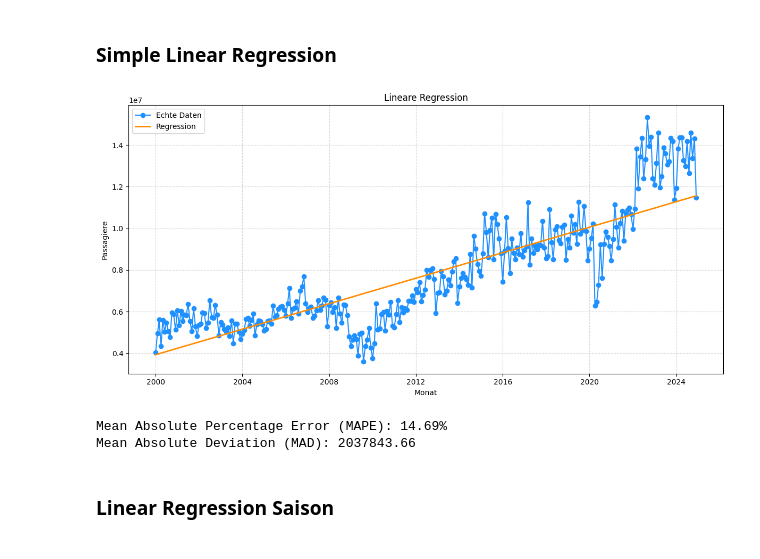
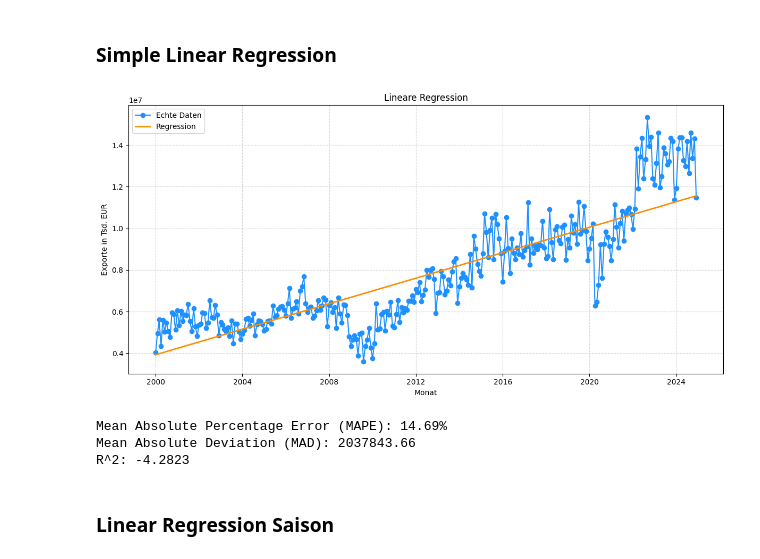
Before and after one commit to eliaspfe/BI_Vorlesung, a Jupyter notebook: Forecasting_Exports.ipynb, the cells around one changed output. Drawn from its saved outputs; the diff is of its cells as text; code cells hidden in the pictures.

```diff
--- a/Forecasting_Exports.ipynb
+++ b/Forecasting_Exports.ipynb
@@ -29,6 +5,18 @@ df_BIP = pd.read_csv('data/BIP_Quartal.csv', sep=';')
 # %% [markdown]
 ### Data Preparation
 # %%
+import pandas as pd
+import numpy as np
+import matplotlib.pyplot as plt
+from sklearn.linear_model import LinearRegression
+
+
+df = pd.read_csv('data/Handel.csv', sep=';',)
+df_exchange = pd.read_csv('data/exchange.csv', sep=',')
+df_BIP = pd.read_csv('data/BIP_Quartal.csv', sep=';')
+df_DAX = pd.read_csv('data/DAX.csv', sep=';', dtype={'Datum': str})
+
+
 # Map German month names to their respective numbers
 month_mapping = {
     'Januar': 1, 'Februar': 2, 'März': 3, 'April': 4, 'Mai': 5, 'Juni': 6,
@@ -75,6 +63,27 @@ df_BIP_expanded['BIP Mrd. EUR'] = df_BIP_expanded['BIP Mrd. EUR'].str.replace(',
 df = pd.merge(df, df_BIP_expanded[['Date', 'BIP Mrd. EUR']], on='Date', how='left')
 
 
+# Kausalvariable DAX
+# Convert the DAX column to float with 2 decimal places
+df_DAX['DAX'] = df_DAX['DAX'].round(2)
+
+
+
+# Convert the 'Date' column in df_DAX to datetime64[ns]
+# Ensure the 'Datum' column contains valid date strings
+# Convert 'Datum' column to datetime format
+df_DAX['Date'] = pd.to_datetime(df_DAX['Datum'].astype(str), format='%m.%Y', errors='coerce')
+# Manually add the first 12 Dates
+# df_DAX.loc[:11, 'Date'] = pd.to_datetime([
+#     '2000-01-01', '2000-02-01', '2000-03-01', '2000-04-01',
+#     '2000-05-01', '2000-06-01', '2000-07-01', '2000-08-01',
+#     '2000-09-01', '2000-10-01', '2000-11-01', '2000-12-01'
+# ])
+
+# Merge the DAX data into the main DataFrame
+df = pd.merge(df, df_DAX[['Date', 'DAX']], on='Date', how='left')
+
+
 df['Monate_seit_start'] = (df['Date'].dt.year - df['Date'].dt.year.min()) * 12 + df['Date'].dt.month - df['Date'].dt.month.min()
 
 
@@ -108,37 +152,44 @@ y_all = df['value_Outgoing']
 X_train = df.iloc[:-12][['Monate_seit_start']]
 y_train = df.iloc[:-12]['value_Outgoing']
 
 #Datensatz Validierung (Letzten 12 Monate)
 X_valid = df.iloc[-12:][['Monate_seit_start']]
 y_valid = df.iloc[-12:]['value_Outgoing']
 
 model = LinearRegression()
 model.fit(X_train, y_train)
 y_pred = model.predict(X_all)
 
 # Plot
 plt.figure(figsize=(12, 6))
 plt.plot(df['Date'], y_all, label='Echte Daten', marker='o', color='dodgerblue')
 plt.plot(df['Date'], y_pred, label='Regression', color='darkorange', linewidth=2)
 plt.xlabel('Monat')
-plt.ylabel('Passagiere')
+plt.ylabel('Exporte in Tsd. EUR')
 plt.title('Lineare Regression')
 plt.legend()
 plt.grid(True, linestyle='--', alpha=0.5)
 plt.tight_layout()
 plt.show()
 
 # Calculate Mean Absolute Percentage Error (MAPE) oonn the validation set
 mape = np.mean(np.abs((y_valid - y_pred[-12:]) / y_valid)) * 100
 print(f"Mean Absolute Percentage Error (MAPE): {mape:.2f}%")
 
 # Calculate Mean Absolute Deviation (MAD) on the validation set
 mad = np.mean(np.abs(y_valid - y_pred[-12:]))
 print(f"Mean Absolute Deviation (MAD): {mad:.2f}")
+# Calculate R^2 (coefficient of determination) on the validation set
+# Calculate R^2 (coefficient of determination) on the validation set
+ss_total = np.sum((y_valid - np.mean(y_valid)) ** 2)
+ss_residual = np.sum((y_valid - y_pred[-12:]) ** 2)
+r_squared = 1 - (ss_residual / ss_total)
+print(f"R^2: {r_squared:.4f}")
 # %% [output]
-[figure, old version]
+[figure, new version]
 Mean Absolute Percentage Error (MAPE): 14.69%
 Mean Absolute Deviation (MAD): 2037843.66
+R^2: -4.2823
 # %% [markdown]
 ### Linear Regression Saison
 # %%
```
Also changed, not shown: parts of 7 cells of this notebook, 1 other file.
